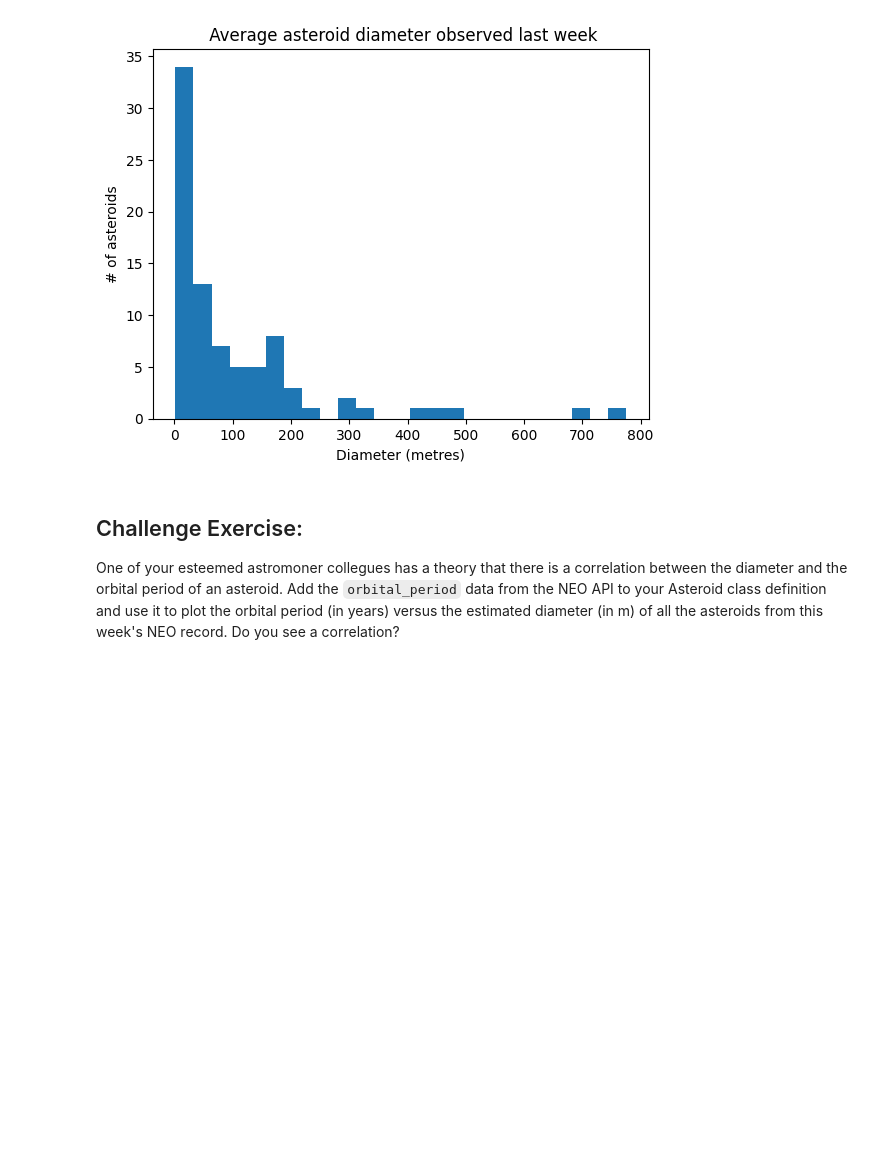
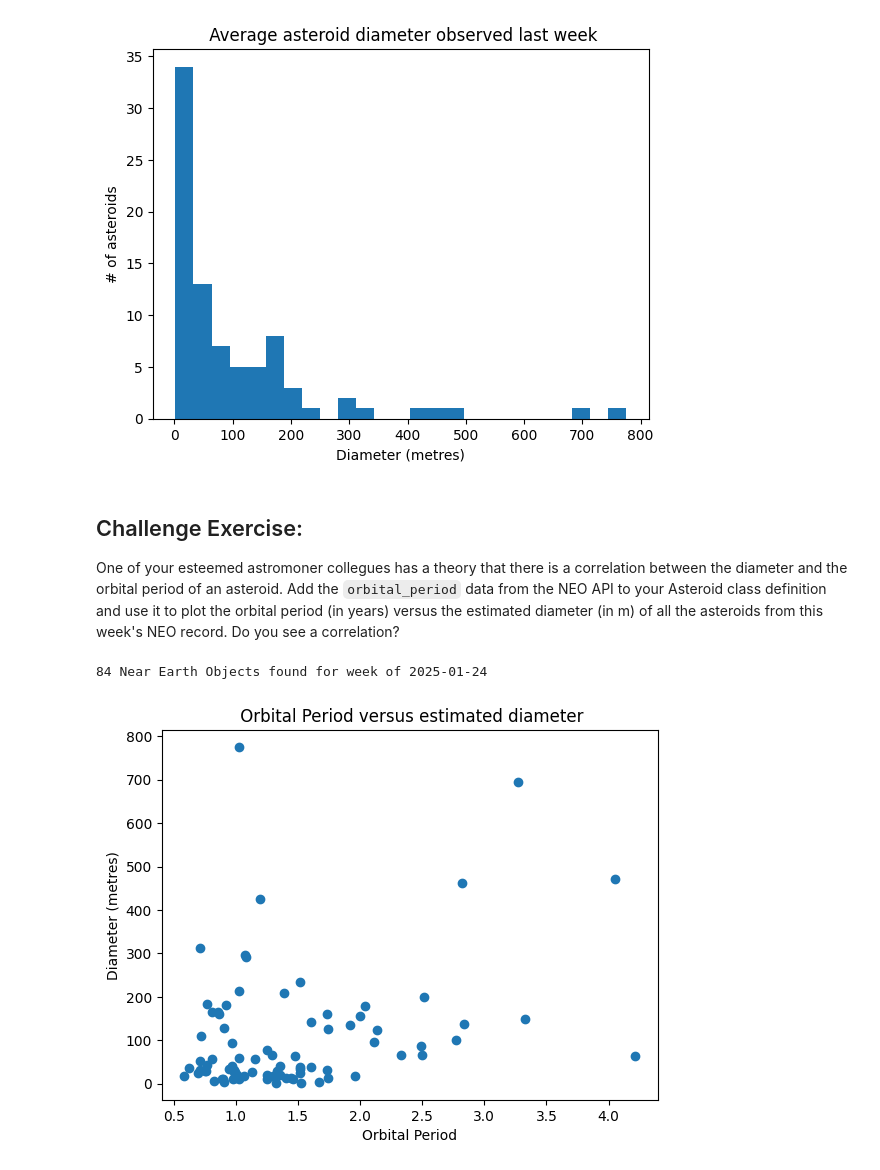
Before and after one commit to Juntolli/comp215, a Jupyter notebook: labs/lab03-classes.ipynb, the cells around one changed output. Saved outputs shown, nothing was run; the diff lists cells and outputs as text; code cells hidden in the pictures; blank space fills up the shorter version.

Commit message:
Created using Colab. Challenge completed

```diff
--- a/labs/lab03-classes.ipynb
+++ b/labs/lab03-classes.ipynb
@@ -164,6 +167,15 @@ Write a little code to test your new method.
 # Ex.3 your code here
 @dataclass
 class Asteroid:
+  """
+  Represents an asteroid
+
+  Attributes:
+    id (str): Asteroid unique id.
+    name (str): Asteroid unique name.
+    estimated_diameter (float): The average (midpoint) of the min and max estimated diameter size.
+    is_potentially_hazardous (bool): Wether the asteroid is classifed as potentially hazardous.
+  """
   id: str
   name: str
   estimated_diameter: float
@@ -171,11 +183,10 @@ class Asteroid:
 
   @classmethod
   def from_NEO(cls, neo_id: str):
-    """ Fetch a NEO record for the given id and create an Asteroid object """
+    """ Fetch a NEO record for the given asteroid id and create an Asteroid object """
     url = f'https://api.nasa.gov/neo/rest/v1/neo/{neo_id}?api_key={API_KEY}'
     response = requests.request("GET", url, headers={}, data={})
     asteroid_data = json.loads(response.text)
-
 
     id = asteroid_data['id']
     name = asteroid_data['name']
@@ -187,8 +198,8 @@ class Asteroid:
 
 #List of Asteroid Objects
 asteroid_list = [Asteroid.from_NEO(asteroid['id']) for asteroid in get_neos(date)]
+#List of asteroid diameters from the asteroid objects
 asteroid_diameter = [asteroid.estimated_diameter for asteroid in asteroid_list]
-#pprint(asteroid_list)
 
 
 plot_2 = plt.hist(asteroid_diameter, bins= 25)
@@ -208,0 +218,53 @@ One of your esteemed astromoner collegues has a theory that there is a correlati
+# %%
+# Ex. Challenge your code here
+@dataclass
+class Asteroid:
+  """
+  Represents an asteroid
+
+  Attributes:
+    id (str): Asteroid unique id.
+    name (str): Asteroid unique name.
+    estimated_diameter (float): The average (midpoint) of the min and max estimated diameter size.
+    is_potentially_hazardous (bool): Wether the asteroid is classifed as potentially hazardous.
+    obrital_period (str): Orbital period of the asteroid in days.
+  """
+  id: str
+  name: str
+  estimated_diameter: float
+  is_potentially_hazardous: bool
+  orbital_period: str
+
+  @classmethod
+  def from_NEO(cls, neo_id: str):
+    """ Fetch a NEO record for the given id and create an Asteroid object """
+    url = f'https://api.nasa.gov/neo/rest/v1/neo/{neo_id}?api_key={API_KEY}'
+    response = requests.request("GET", url, headers={}, data={})
+    asteroid_data = json.loads(response.text)
+
+
+    id = asteroid_data['id']
+    name = asteroid_data['name']
+    estimated_diameter = ((asteroid_data['estimated_diameter']['meters']['estimated_diameter_min'] + asteroid_data['estimated_diameter']['meters']['estimated_diameter_max'])/2)
+    is_potentially_hazardous = asteroid_data['is_potentially_hazardous_asteroid']
+    orbital_period = asteroid_data['orbital_data']['orbital_period']
+
+    return cls(id= id, name= name, estimated_diameter = estimated_diameter, is_potentially_hazardous= is_potentially_hazardous, orbital_period = orbital_period)
+
+#List of Asteroid Objects
+asteroid_list = [Asteroid.from_NEO(asteroid['id']) for asteroid in get_neos(date)]
+#List of asteroid diameters from the asteroid objects
+asteroid_diameter = [asteroid.estimated_diameter for asteroid in asteroid_list]
+#List of asteroid obrital period from the asteroid objects
+asteroid_period = [float(asteroid.orbital_period)/365.25 for asteroid in asteroid_list]
+
+
+plot_3 = plt.scatter(asteroid_period, asteroid_diameter)
+
+plt.title(" Orbital Period versus Estimated Diameter")
+plt.xlabel("Orbital Period (years)")
+plt.ylabel("Diameter (metres)")
+plt.show()
+# %% [output]
+84 Near Earth Objects found for week of 2025-01-24
+[figure, added]
```
Also changed, not shown: parts of 2 cells of this notebook.
